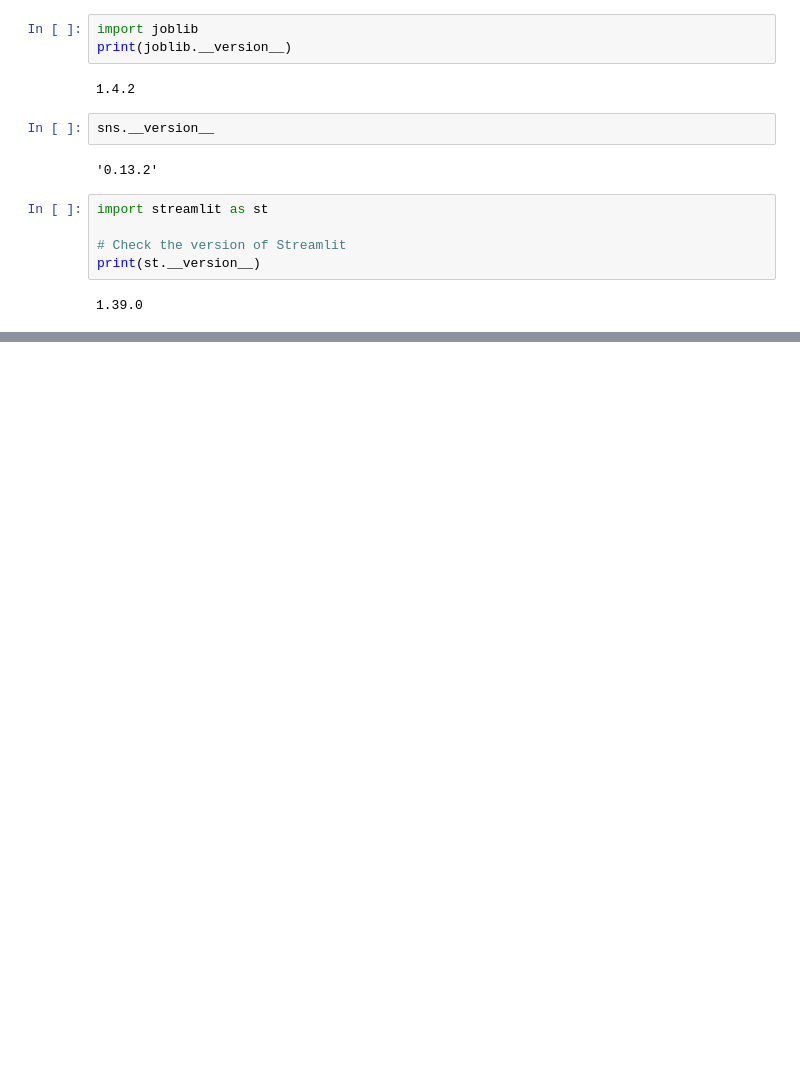
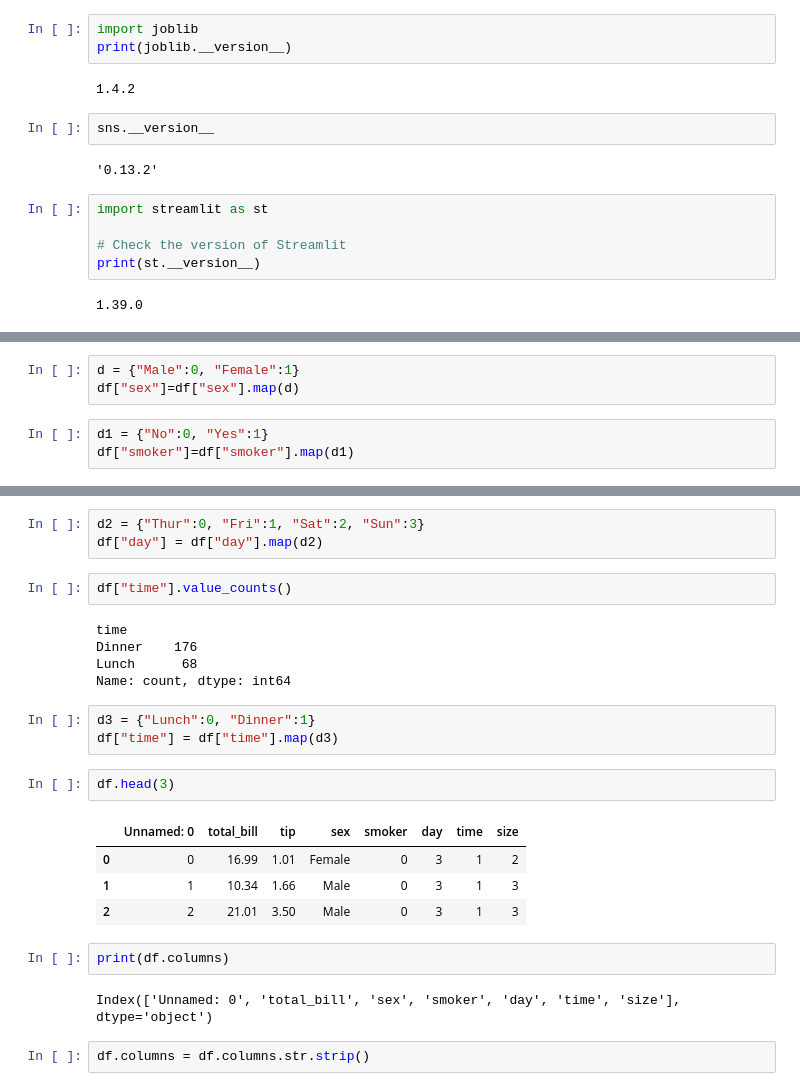
Before and after one commit to Saipranith05/Linear_regression, a Jupyter notebook: app.ipynb, the cells around one changed output, grey strips where cells are left out. Drawn from its saved outputs; the diff is of its cells as text; blank space fills up the shorter version.

```diff
--- a/app.ipynb
+++ b/app.ipynb
@@ -477,0 +572,6 @@ print(st.__version__)
+# %%
+d = {"Male":0, "Female":1}
+df["sex"]=df["sex"].map(d)
+# %%
+d1 = {"No":0, "Yes":1}
+df["smoker"]=df["smoker"].map(d1)
@@ -477,0 +599,26 @@ print(st.__version__)
+# %%
+d2 = {"Thur":0, "Fri":1, "Sat":2, "Sun":3}
+df["day"] = df["day"].map(d2)
+# %%
+df["time"].value_counts()
+# %% [output]
+time
+Dinner    176
+Lunch      68
+Name: count, dtype: int64
+# %%
+d3 = {"Lunch":0, "Dinner":1}
+df["time"] = df["time"].map(d3)
+# %%
+df.head(3)
+# %% [output]
+|  | Unnamed: 0 | total_bill | tip | sex | smoker | day | time | size |
+| 0 | 0 | 16.99 | 1.01 | Female | 0 | 3 | 1 | 2 |
+| 1 | 1 | 10.34 | 1.66 | Male | 0 | 3 | 1 | 3 |
+| 2 | 2 | 21.01 | 3.50 | Male | 0 | 3 | 1 | 3 |
+# %%
+print(df.columns)
+# %% [output]
+Index(['Unnamed: 0', 'total_bill', 'sex', 'smoker', 'day', 'time', 'size'], dtype='object')
+# %%
+df.columns = df.columns.str.strip()
```
Also changed, not shown: parts of 49 cells of this notebook, 3 other files.
